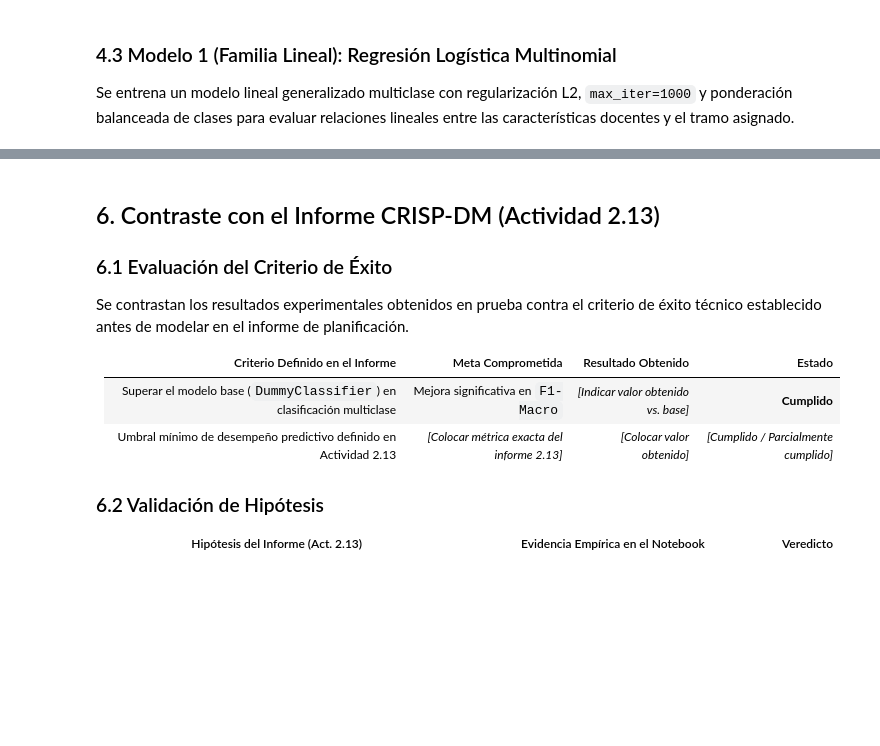
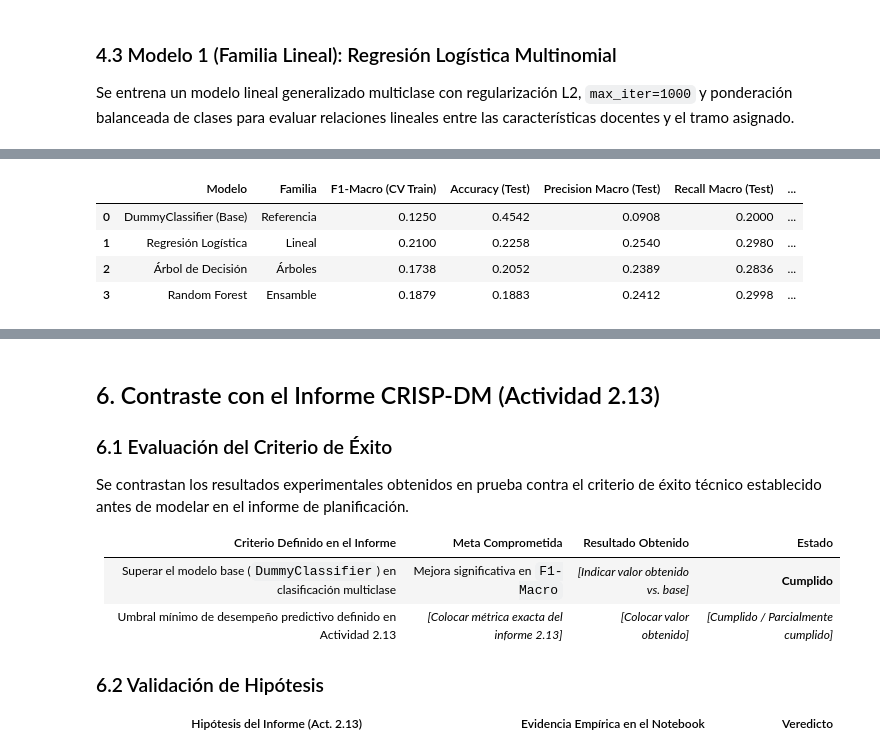
Before and after one commit to gonmpa/Notebook_Jupyter_Mineria_Datos_Supervisado_Clasificacion, a Jupyter notebook: Evaluacion_Final_MD_Pino_Gonzalo.ipynb, the cells around one changed output, grey strips where cells are left out. Drawn from its saved outputs; the diff is of its cells as text; code cells hidden in the pictures; blank space fills up the shorter version.

```diff
--- a/Evaluacion_Final_MD_Pino_Gonzalo.ipynb
+++ b/Evaluacion_Final_MD_Pino_Gonzalo.ipynb
@@ -611,0 +781,77 @@ Se entrena un ensamble de árboles de decisión independientes para capturar int
+# %%
+# [C-4.5] Entrenamiento, validación y registro en MLflow — Random Forest Classifier
+from sklearn.ensemble import RandomForestClassifier
+
+# Pipeline completo: preprocesador + ensamble Random Forest
+pipe_rf = Pipeline(steps=[
+    ("preprocessor", preprocesador),
+    ("classifier", RandomForestClassifier(
+        n_estimators=200,
+        max_depth=12,
+        min_samples_leaf=10,
+        class_weight="balanced",
+        random_state=SEED,
+        n_jobs=-1
+    ))
+])
+
+# 1. Validación cruzada en entrenamiento (F1-Macro)
+cv_scores_rf = cross_val_score(pipe_rf, X_train, y_train, cv=cv_strategy, scoring="f1_macro", n_jobs=1)
+f1_cv_rf = cv_scores_rf.mean()
+
+# 2. Ajuste en todo X_train y predicción en X_test
+pipe_rf.fit(X_train, y_train)
+y_pred_rf = pipe_rf.predict(X_test)
+
+# 3. Cálculo de métricas en prueba
+acc_rf = accuracy_score(y_test, y_pred_rf)
+prec_rf = precision_score(y_test, y_pred_rf, average="macro", zero_division=0)
+rec_rf = recall_score(y_test, y_pred_rf, average="macro", zero_division=0)
+f1_test_rf = f1_score(y_test, y_pred_rf, average="macro", zero_division=0)
+
+# 4. Gráfico de matriz de confusión para guardar como artefacto
+fig, ax = plt.subplots(figsize=(6, 5))
+ConfusionMatrixDisplay.from_predictions(
+    y_test, y_pred_rf, normalize="true", values_format=".2f", cmap="Blues", ax=ax
+)
+ax.set_title("Matriz de Confusión Normalizada — Random Forest")
+plt.tight_layout()
+plt.savefig("cm_03_rf.png", dpi=150)
+plt.close(fig)
+
+# 5. Registro trazable en MLflow (parámetros, métricas, tags y artefacto)
+with mlflow.start_run(run_name="03_Random_Forest"):
+    mlflow.set_tag("grupo", "G00")
+    mlflow.set_tag("tipo_modelo", "Ensamble")
+
+    mlflow.log_param("modelo", "RandomForestClassifier")
+    mlflow.log_param("n_estimators", 200)
+    mlflow.log_param("max_depth", 12)
+    mlflow.log_param("min_samples_leaf", 10)
+    mlflow.log_param("class_weight", "balanced")
+    mlflow.log_param("random_state", SEED)
+    mlflow.log_param("cv_splits", 5)
+
+    mlflow.log_metric("f1_macro_cv", round(f1_cv_rf, 4))
+    mlflow.log_metric("accuracy_test", round(acc_rf, 4))
+    mlflow.log_metric("precision_macro_test", round(prec_rf, 4))
+    mlflow.log_metric("recall_macro_test", round(rec_rf, 4))
+    mlflow.log_metric("f1_macro_test", round(f1_test_rf, 4))
+
+    mlflow.log_artifact("cm_03_rf.png")
+
+# Guardar fila para tabla comparativa (sin duplicar si se re-ejecuta)
+resultados_modelos = [r for r in resultados_modelos if r["Modelo"] != "Random Forest"]
+resultados_modelos.append({
+    "Modelo": "Random Forest",
+    "Familia": "Ensamble",
+    "F1-Macro (CV Train)": round(f1_cv_rf, 4),
+    "Accuracy (Test)": round(acc_rf, 4),
+    "Precision Macro (Test)": round(prec_rf, 4),
+    "Recall Macro (Test)": round(rec_rf, 4),
+    "F1-Macro (Test)": round(f1_test_rf, 4)
+})
+
+print("=== RESULTADOS MODELO 2 (RANDOM FOREST CLASSIFIER) ===")
+display(pd.DataFrame(resultados_modelos))
+# %% [output]
@@ -611,0 +859,5 @@ Se entrena un ensamble de árboles de decisión independientes para capturar int
+|  | Modelo | Familia | F1-Macro (CV Train) | Accuracy (Test) | Precision Macro (Test) | Recall Macro (Test) | ... |
+| 0 | DummyClassifier (Base) | Referencia | 0.1250 | 0.4542 | 0.0908 | 0.2000 | ... |
+| 1 | Regresión Logística | Lineal | 0.2100 | 0.2258 | 0.2540 | 0.2980 | ... |
+| 2 | Árbol de Decisión | Árboles | 0.1738 | 0.2052 | 0.2389 | 0.2836 | ... |
+| 3 | Random Forest | Ensamble | 0.1879 | 0.1883 | 0.2412 | 0.2998 | ... |
```
Also changed, not shown: parts of 19 cells of this notebook.
